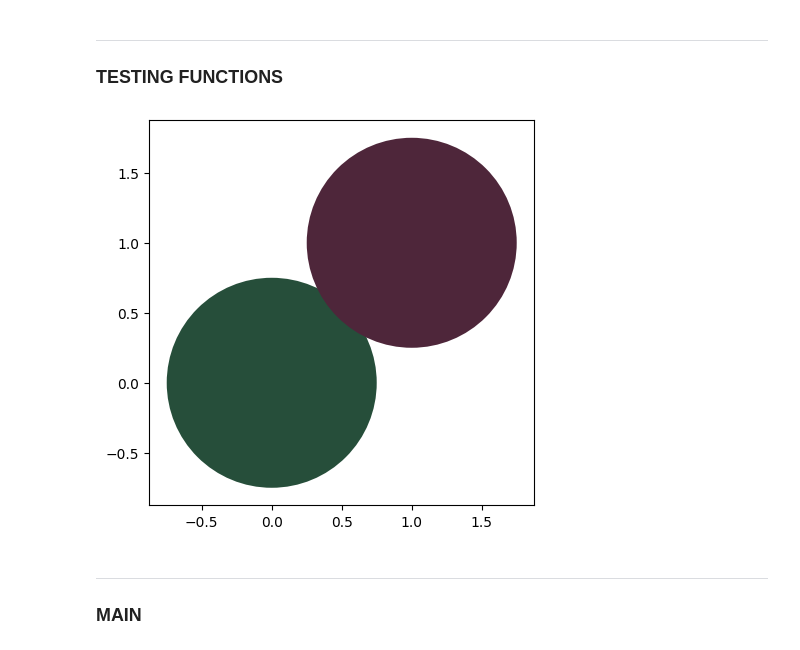
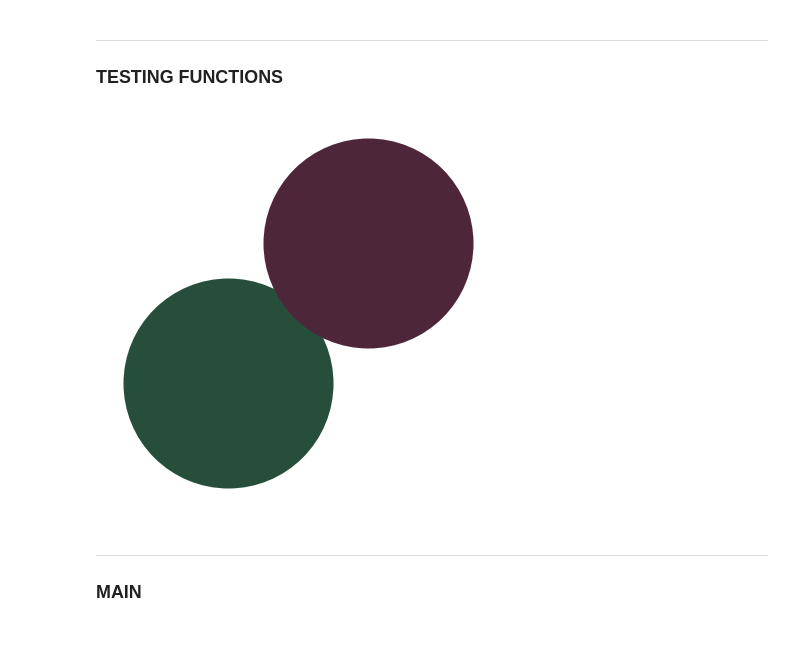
Before and after one commit to mariam-bebawy/SBME_REHAB_ColorBLock, a Jupyter notebook: notebooks/colorThr.ipynb, the cells around one changed output. Cells and saved outputs as stored; diff of their text form; code cells hidden in the pictures.

```diff
--- a/notebooks/colorThr.ipynb
+++ b/notebooks/colorThr.ipynb
@@ -169,24 +170,26 @@ def checkClr(clr, rRange, gRange, bRange, match=False):
 # %%
 rgb_eden = (38, 78, 58)
 comp_col = complimentary(rgb_eden)
 
 #Visualize Colors
 hexVal = rgb2hex((78, 38, 58))
 edenHex = rgb2hex(rgb_eden)
 fig = plt.gcf()
 fig.set_size_inches(5, 5, forward=True)
 
 plt.axes()
 
 circle = plt.Circle((0, 0), radius=0.75, fc=edenHex)
 circle2 = plt.Circle((1, 1), radius=0.75, fc=hexVal)
 plt.gca().add_patch(circle)
 plt.gca().add_patch(circle2)
 
-plt.axis('scaled')
+plt.axis("scaled")
+plt.axis("off")
+plt.savefig("../misc/ex.png", transparent=True)
 plt.show()
 # %% [output]
-[figure, old version]
+[figure, new version]
 # %% [markdown]
 ---
 ### MAIN
```
Also changed, not shown: parts of 2 cells of this notebook, 12 other files.
